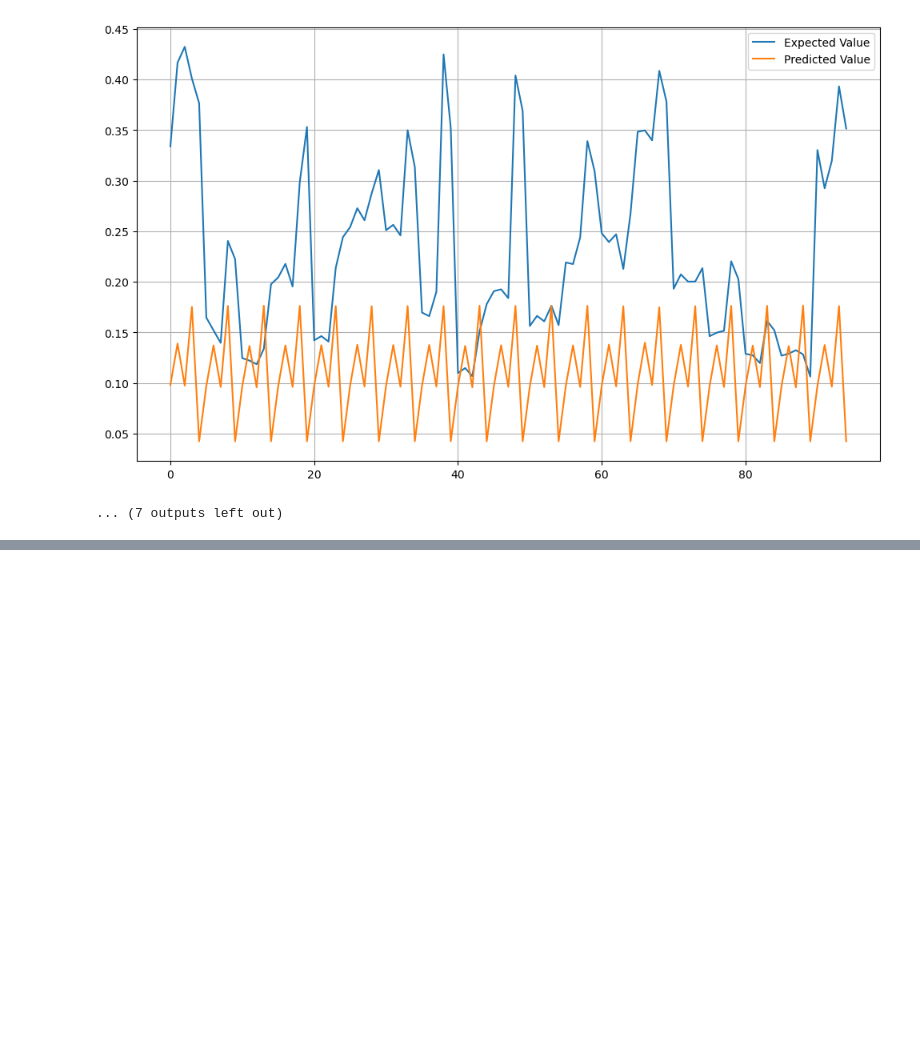
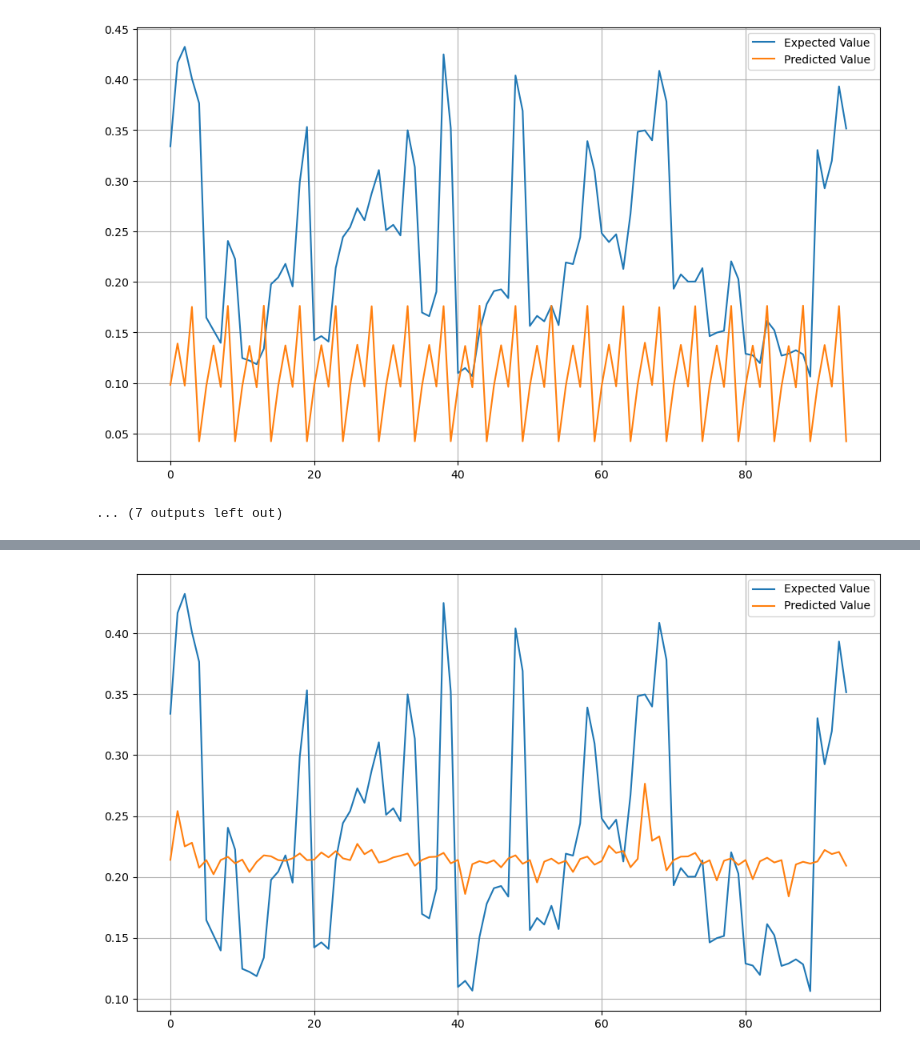
Before and after one commit to azou0/IFN580-Assignment-2, a Jupyter notebook: task3.ipynb, the cells around one changed output, grey strips where cells are left out. Saved outputs shown, nothing was run; the diff lists cells and outputs as text; code cells hidden in the pictures; blank space fills up the shorter version.

Commit message:
trained a model with larger lookback

```diff
--- a/task3.ipynb
+++ b/task3.ipynb
@@ -710,3 +710,83 @@ Test RMSE: 0.15680522561573887
 Test R2: -2.0111108034313774
 [figure]
 ... (7 outputs left out)
+# %%
+#Build another Univariate LSTM Model (Lookback = 10, Predict = 5).
+#increase the lookback window
+
+
+lookback = 10
+test_steps = 5
+target_col = 0
+
+# Prepare data
+X_10, y_10, lengths_10, train_d_10, test_d_10 = data_prep(tsdm_df, ['TSDM'], lookback, test_steps, target_col)
+print("Shape of input data after sequence creation:", X_10.shape)
+print("Shape of targets after sequence creation:", y_10.shape)
+
+# --- Hyperparameter grid ---
+num_features = X_10.shape[2]
+output_size  = y_10.shape[1]
+
+hidden_sizes    = [10, 20, 30]
+num_layers_list = [1, 2, 3]
+dropout_probs   = [0.1]
+learning_rates  = [0.001]
+results = []
+
+best_mse   = float("inf")
+best_params = None
+best_model  = None
+
+# --- Grid Search ---
+for hidden_size in hidden_sizes:
+    for num_layers in num_layers_list:
+        for dropout_prob in dropout_probs:
+            for lr in learning_rates:
+
+                print(f"\n=== Training model: hidden={hidden_size}, layers={num_layers}, dropout={dropout_prob}, lr={lr} ===")
+
+                model = MyLSTMNet(
+                    num_features=num_features,
+                    hidden_layer_size=hidden_size,
+                    num_layers=num_layers,
+                    output_size=output_size,
+                    dropout_prob=dropout_prob
+                )
+
+                criterion = nn.MSELoss()
+                optimizer = torch.optim.Adam(model.parameters(), lr=lr)
+
+                num_epochs = 100
+                for epoch in range(num_epochs):
+                    model.train()
+                    optimizer.zero_grad()
+                    outputs = model(X_10, lengths_10)
+                    loss = criterion(outputs, y_10)
+                    loss.backward()
+                    optimizer.step()
+
+                print(f"Final Training Loss: {loss.item():.6f}")
+
+                print("\nEvaluating model performance...")
+                pred_eval(model, X_10, y_10, lengths_10, train_d_10, test_d_10, lookback=10, target_col=0)
+
+                # --- Track best model ---
+                model.eval()
+                with torch.no_grad():
+                    preds = model(X_10, lengths_10)
+                    rmse = ((preds - y_10) ** 2).mean().sqrt().item()
+
+                if rmse < best_mse:
+                    best_mse   = rmse
+                    best_params = (hidden_size, num_layers, dropout_prob, lr)
+                    best_model  = model
+
+
+print("\n===== Best Model Summary =====")
+print(f"Hidden Size:   {best_params[0]}")
+print(f"Num Layers:    {best_params[1]}")
+print(f"Dropout:       {best_params[2]}")
+print(f"Learning Rate: {best_params[3]}")
+print(f"Best RMSE:     {best_mse:.6f}")
+# %% [output]
@@ -712,0 +804 @@ Test R2: -2.0111108034313774
+[figure, added]
```
Also changed, not shown: parts of 2 cells of this notebook.
